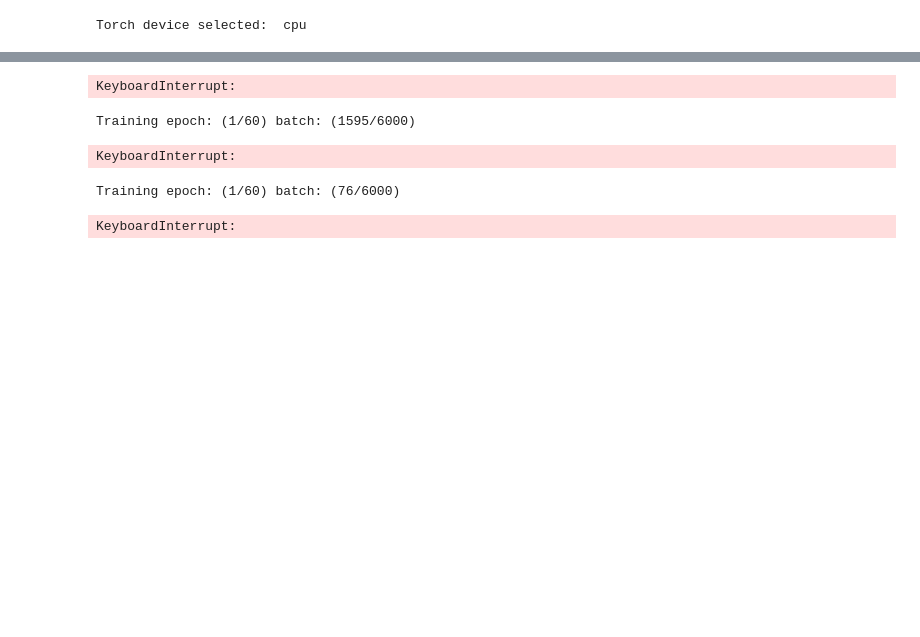
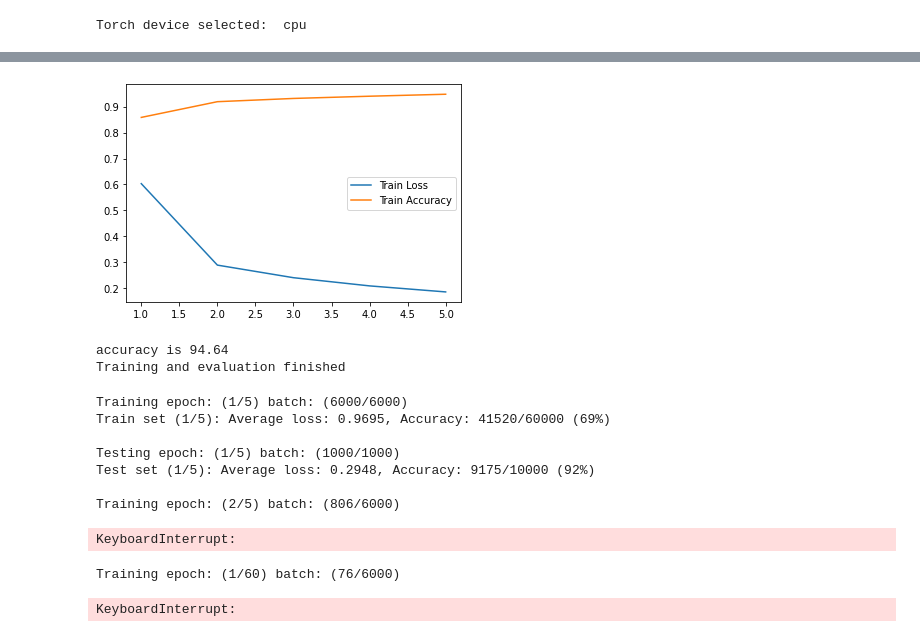
Before and after one commit to greysou1/ConvolutionalNN, a Jupyter notebook: train_evaluate_CNN.ipynb, the cells around one changed output, grey strips where cells are left out. Drawn from its saved outputs; the diff is of its cells as text; code cells hidden in the pictures; blank space fills up the shorter version.

Commit message:
fixed plot bug

```diff
--- a/train_evaluate_CNN.ipynb
+++ b/train_evaluate_CNN.ipynb
@@ -45,16 +45,16 @@ def load_data(batch_size=10, num_workers=4):
 
     return train_loader, test_loader
 
-def plot(num_epochs, train_loss, train_accuracy, save=0, model=1):
-    x = np.arange(num_epochs)
+def plot(num_epochs, train_losses, train_accuracies, save=0, mode=1):
+    x = range(1, num_epochs+1)
 
-    plt.plot(x, train_loss)
-    plt.plot(x, train_accuracy)
+    plt.plot(x, train_losses)
+    plt.plot(x, train_accuracies)
     plt.legend(['Train Loss', 'Train Accuracy'])
 
-    plt.show()
     if save:
-        plt.savefig(f'plots/model_{model}.png')
+        plt.savefig(f'plots/model_{mode}.jpg')
+        plt.show()
 
 def train(model, device, train_loader, optimizer, criterion, epoch, batch_size, num_epochs):
     '''
@@ -104,11 +104,11 @@ def train(model, device, train_loader, optimizer, criterion, epoch, batch_size,
 
         _, predictions = output.max(1)
         correct += (predictions == target).sum()
-        print(f'Training epoch: ({epoch}/{num_epochs}) batch: ({batch_idx}/{len(train_loader)})', end='\r') #. Acc: {correct}/{(batch_idx+1) * batch_size}, {100. * correct / ((batch_idx+1) * batch_size)}', end='\r')
+        print(f'Training epoch: ({epoch}/{num_epochs}) batch: ({batch_idx+1}/{len(train_loader)})', end='\r') #. Acc: {correct}/{(batch_idx+1) * batch_size}, {100. * correct / ((batch_idx+1) * batch_size)}', end='\r')
 
     train_loss = float(np.mean(losses))
     train_acc = correct / ((batch_idx+1) * batch_size)
-    print('Train set ({}/{}): Average loss: {:.4f}, Accuracy: {}/{} ({:.0f}%)\n'.format(epoch, num_epochs,
+    print('\nTrain set ({}/{}): Average loss: {:.4f}, Accuracy: {}/{} ({:.0f}%)\n'.format(epoch, num_epochs,
         float(np.mean(losses)), correct, (batch_idx+1) * batch_size,
         100. * correct / ((batch_idx+1) * batch_size)))
     return train_loss, train_acc
@@ -146,7 +146,7 @@ def test(model, device, test_loader, criterion, epoch, num_epochs, batch_size):
 
             _, predictions = output.max(1)
             correct += (predictions == target).sum()
-            print(f'Testing epoch: ({epoch}/{num_epochs}) batch: ({batch_idx}/{len(test_loader)})', end='\r')
+            print(f'Testing epoch: ({epoch}/{num_epochs}) batch: ({batch_idx+1}/{len(test_loader)})', end='\r')
 
     test_loss = float(np.mean(losses))
     accuracy = 100. * correct / len(test_loader.dataset)
@@ -156,12 +156,12 @@ def test(model, device, test_loader, criterion, epoch, num_epochs, batch_size):
 
     return test_loss, accuracy
 # %%
-def run_model(model=1, learning_rate=0.01, batch_size=10, num_epochs=60):
+def run_model(mode=1, learning_rate=0.01, batch_size=10, num_epochs=60):
     image_size = 28*28
     num_classes = 10
 
     # Initialize the model and send to device
-    model = ConvNet(model, image_size, num_classes).to(device)
+    model = ConvNet(mode, image_size, num_classes).to(device)
     # Define loss function.
     criterion = nn.CrossEntropyLoss()
     # Define optimizer function.
@@ -183,18 +183,19 @@ def run_model(model=1, learning_rate=0.01, batch_size=10, num_epochs=60):
             best_accuracy = test_accuracy
 
         train_losses.append(train_loss)
-        train_accuracies.append(train_accuracy)
+        train_accuracies.append(train_accuracy.cpu().numpy())
 
-        plot(num_epochs, train_loss, train_accuracy, save=1, model=model)
+    plot(num_epochs, train_losses, train_accuracies, save=1, mode=mode)
 
-    print("accuracy is {:2.2f}".format(best_accuracy))
+    print("Accuracy: {:2.2f}%".format(best_accuracy))
 
     print("Training and evaluation finished")
 # %%
 # Model 1
 learning_rate = 0.01
 batch_size = 10
-num_epochs = 60
+# num_epochs = 60
+num_epochs = 5
 
-run_model(model=1, learning_rate=learning_rate, batch_size=batch_size, num_epochs=num_epochs)
+run_model(mode=1, learning_rate=learning_rate, batch_size=batch_size, num_epochs=num_epochs)
 # %% [output]
@@ -209,13 +219,22 @@ Testing epoch: (2/60) batch: (696/1000)
+[figure, added]
-KeyboardInterrupt:
+accuracy is 94.64
+Training and evaluation finished
 # %%
 # Model 2
 learning_rate = 0.01
 batch_size = 10
 num_epochs = 60
+num_epochs = 5
 
-run_model(model=2, learning_rate=learning_rate, batch_size=batch_size, num_epochs=num_epochs)
+run_model(mode=2, learning_rate=learning_rate, batch_size=batch_size, num_epochs=num_epochs)
 # %% [output]
-Training epoch: (1/60) batch: (1595/6000)
+Training epoch: (1/5) batch: (6000/6000)
+Train set (1/5): Average loss: 0.9695, Accuracy: 41520/60000 (69%)
+
+Testing epoch: (1/5) batch: (1000/1000)
+Test set (1/5): Average loss: 0.2948, Accuracy: 9175/10000 (92%)
+
+Training epoch: (2/5) batch: (806/6000)
 KeyboardInterrupt:
 # %%
 # Model 3
```
Also changed, not shown: parts of 4 cells of this notebook, 2 other files.
